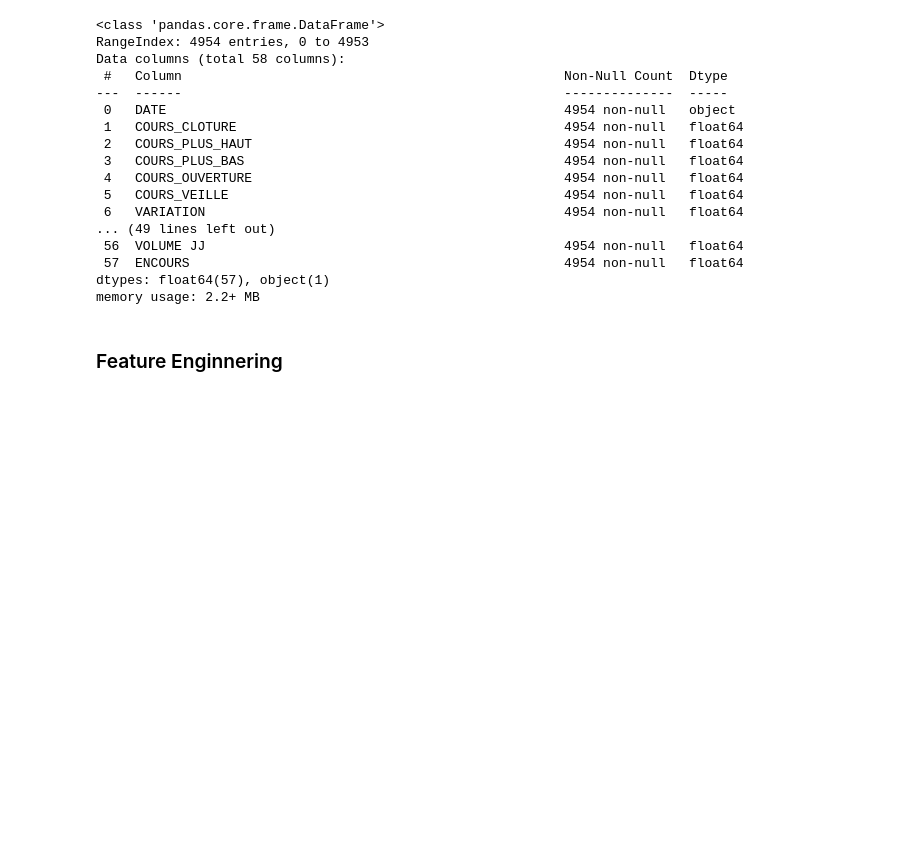
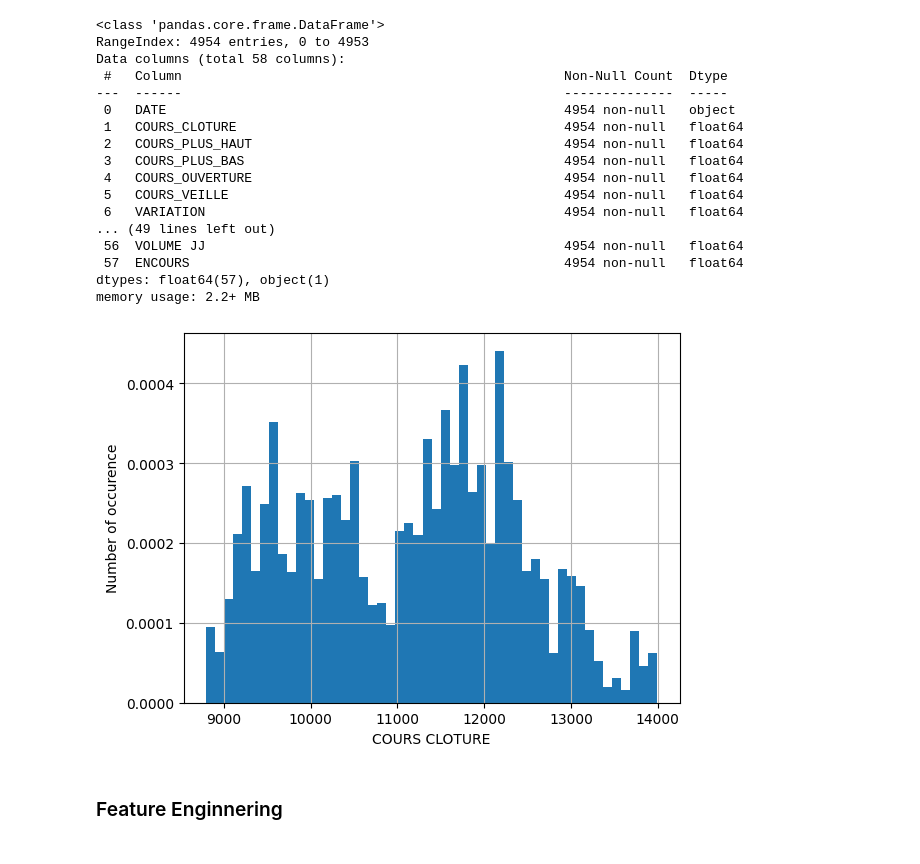
Before and after one commit to elfailali/Moroccan-all-shares-index-forcasting, a Jupyter notebook: notebooks/preprocessing.ipynb, the cells around one changed output. Drawn from its saved outputs; the diff is of its cells as text; code cells hidden in the pictures; blank space fills up the shorter version.

```diff
--- a/notebooks/preprocessing.ipynb
+++ b/notebooks/preprocessing.ipynb
@@ -43,6 +54,15 @@ Data columns (total 58 columns):
  57  ENCOURS                                                4954 non-null   float64
 dtypes: float64(57), object(1)
 memory usage: 2.2+ MB
+# %%
+# histogran to evaluate target distribution
+
+df['COURS_CLOTURE'].hist(bins=50, density=True)
+plt.ylabel('Number of occurence')
+plt.xlabel('COURS CLOTURE')
+plt.show()
+# %% [output]
+[figure, added]
 # %% [markdown]
 <h3 class="alert alert-info">
 Feature Enginnering<h3>
```
Also changed, not shown: parts of 38 cells of this notebook, 2 other files.
